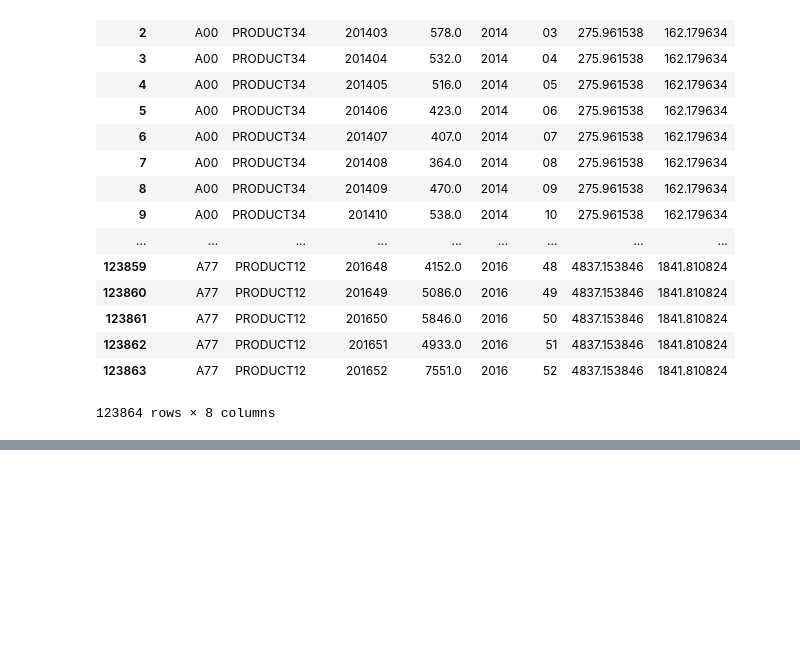
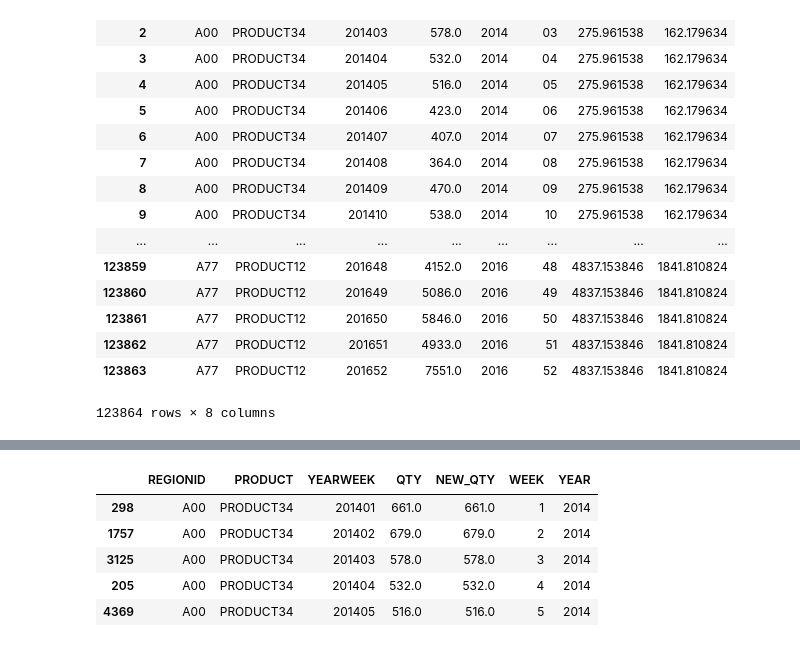
Before and after one commit to Choisoochan/Python_work, a Jupyter notebook: 04. Data Control/Data Controling 01.ipynb, the cells around one changed output, grey strips where cells are left out. Saved outputs shown, nothing was run; the diff lists cells and outputs as text; code cells hidden in the pictures; blank space fills up the shorter version.

```diff
--- a/04. Data Control/Data Controling 01.ipynb
+++ b/04. Data Control/Data Controling 01.ipynb
@@ -426,0 +496,9 @@ mergedData.reset_index(drop=True)
+# %%
+sortedData.head()
+# %% [output]
+|  | REGIONID | PRODUCT | YEARWEEK | QTY | NEW_QTY | WEEK | YEAR |
+| 298 | A00 | PRODUCT34 | 201401 | 661.0 | 661.0 | 1 | 2014 |
+| 1757 | A00 | PRODUCT34 | 201402 | 679.0 | 679.0 | 2 | 2014 |
+| 3125 | A00 | PRODUCT34 | 201403 | 578.0 | 578.0 | 3 | 2014 |
+| 205 | A00 | PRODUCT34 | 201404 | 532.0 | 532.0 | 4 | 2014 |
+| 4369 | A00 | PRODUCT34 | 201405 | 516.0 | 516.0 | 5 | 2014 |
```
Also changed, not shown: parts of 27 cells of this notebook, 8 other files.
